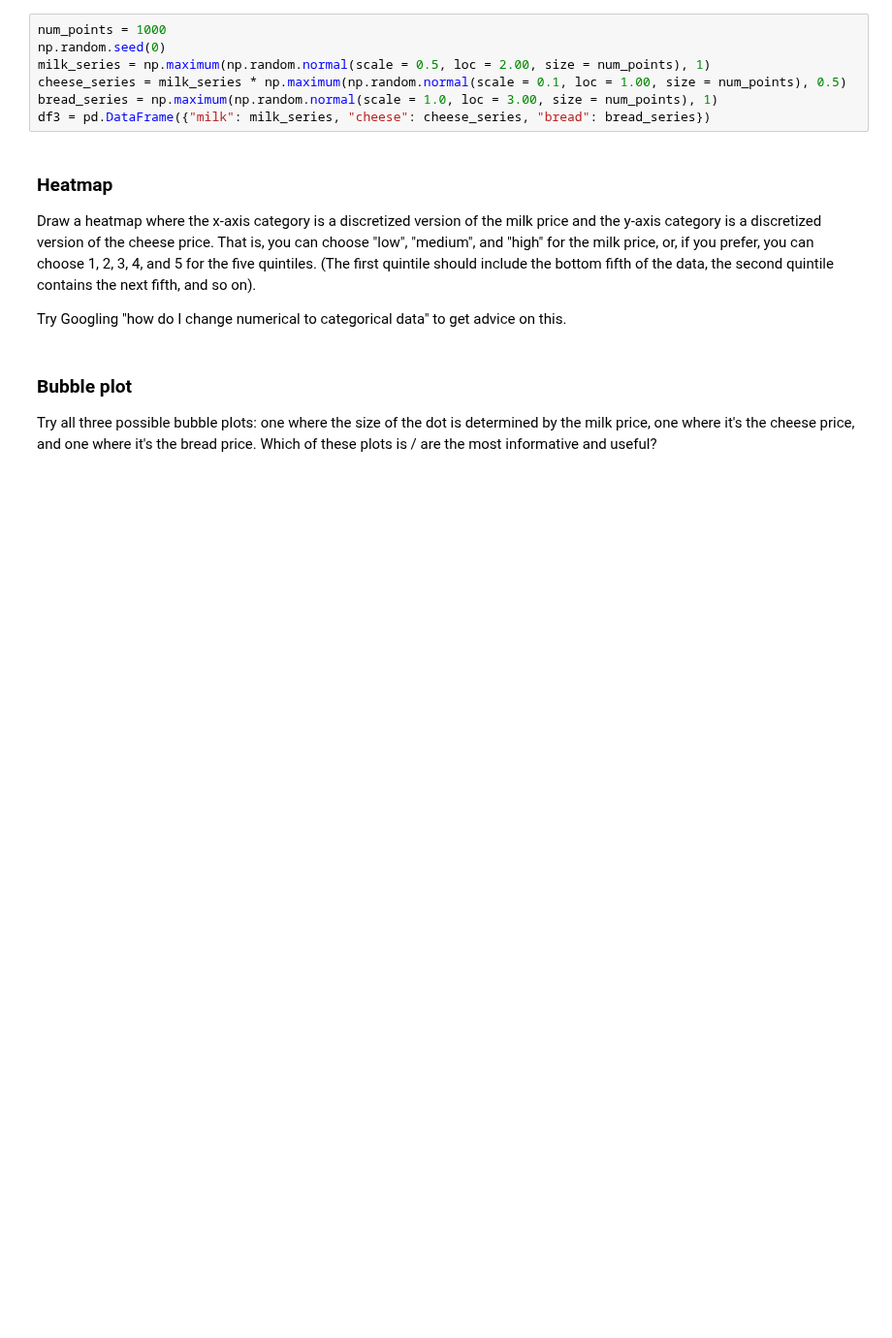
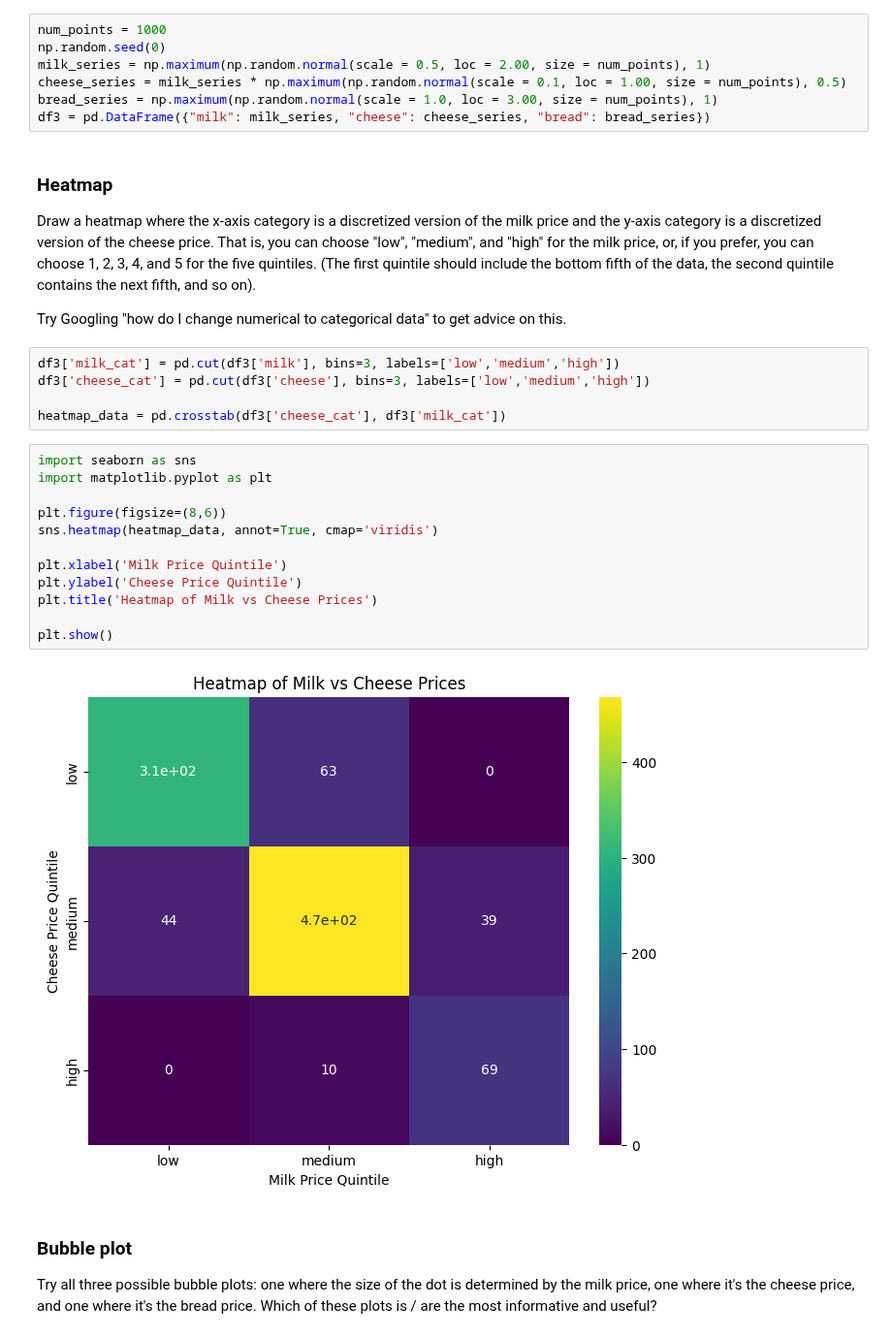
Before and after one commit to andre-bu-gitdev/O2_AI_for_Leaders_dx699, a Jupyter notebook: Week8.ipynb, the cells around one changed output. Shown at 97% size. Saved outputs shown, nothing was run; the diff lists cells and outputs as text; blank space fills up the shorter version.

```diff
--- a/Week8.ipynb
+++ b/Week8.ipynb
@@ -226,6 +226,25 @@ df3 = pd.DataFrame({"milk": milk_series, "cheese": cheese_series, "bread": bread
 Draw a heatmap where the x-axis category is a discretized version of the milk price and the y-axis category is a discretized version of the cheese price.  That is, you can choose "low", "medium", and "high" for the milk price, or, if you prefer, you can choose 1, 2, 3, 4, and 5 for the five quintiles.  (The first quintile should include the bottom fifth of the data, the second quintile contains the next fifth, and so on).
 
 Try Googling "how do I change numerical to categorical data" to get advice on this.
+# %%
+df3['milk_cat'] = pd.cut(df3['milk'], bins=3, labels=['low','medium','high'])
+df3['cheese_cat'] = pd.cut(df3['cheese'], bins=3, labels=['low','medium','high'])
+
+heatmap_data = pd.crosstab(df3['cheese_cat'], df3['milk_cat'])
+# %%
+import seaborn as sns
+import matplotlib.pyplot as plt
+
+plt.figure(figsize=(8,6))
+sns.heatmap(heatmap_data, annot=True, cmap='viridis')
+
+plt.xlabel('Milk Price Quintile')
+plt.ylabel('Cheese Price Quintile')
+plt.title('Heatmap of Milk vs Cheese Prices')
+
+plt.show()
+# %% [output]
+[figure, added]
 # %% [markdown]
 ### Bubble plot
 
```
Also changed, not shown: parts of 12 cells of this notebook.
